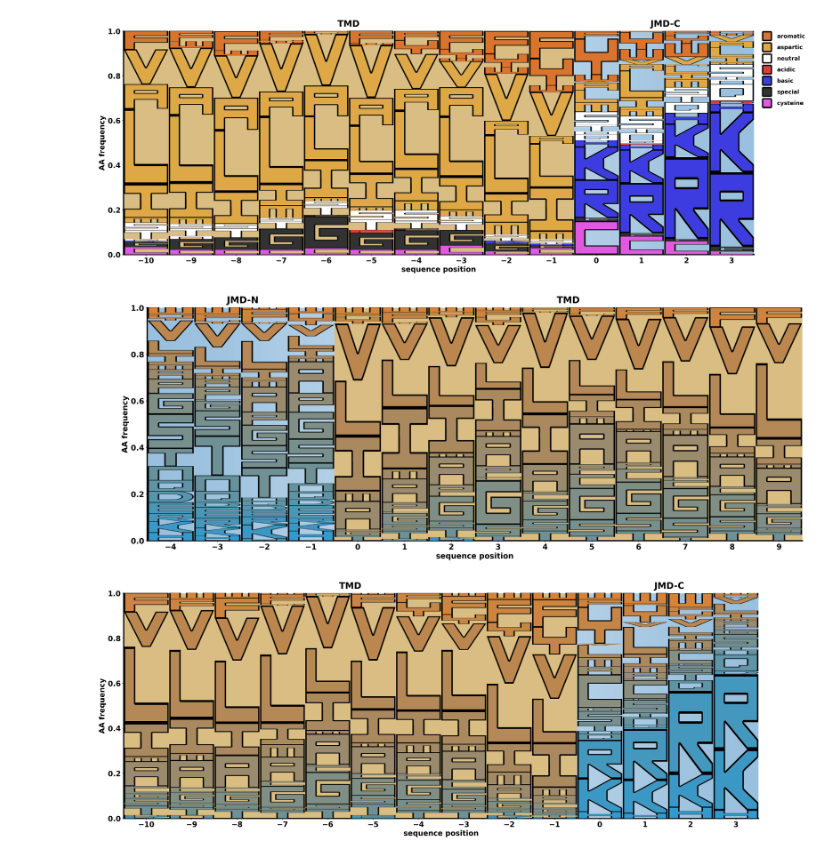
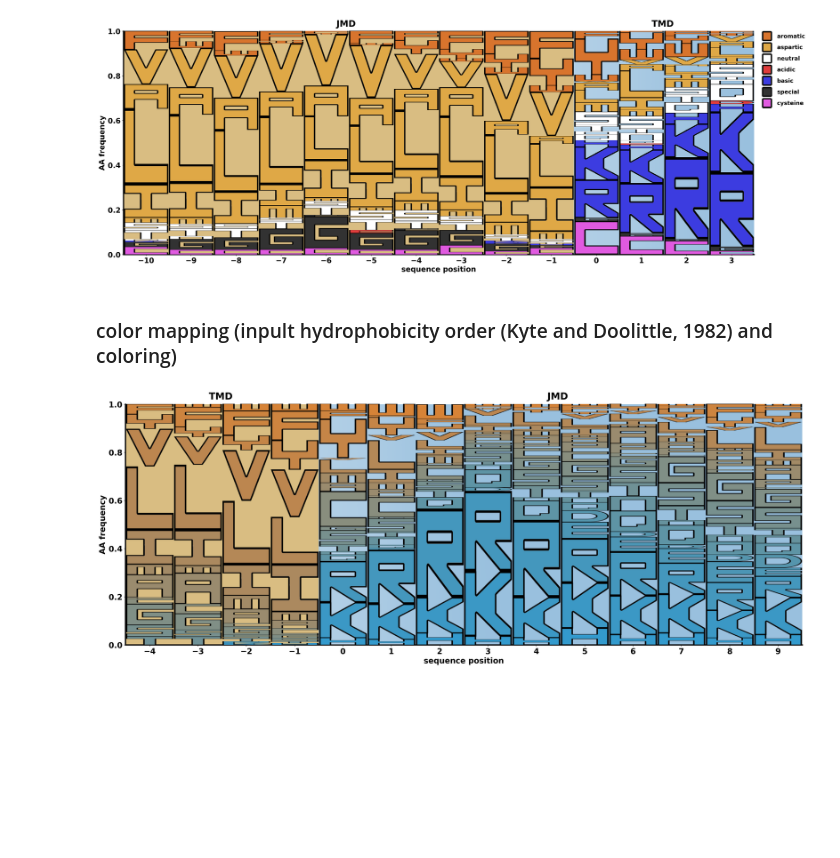
Before and after one commit to Freiherr5/AAlogo, a Jupyter notebook: Example.ipynb, the cells around one changed output. Saved outputs shown, nothing was run; the diff lists cells and outputs as text; code cells hidden in the pictures; blank space fills up the shorter version.

```diff
--- a/Example.ipynb
+++ b/Example.ipynb
@@ -35,16 +35,20 @@ test_data.head(5)
 # %% [markdown]
 ### with config file
 # %%
-df_columns = ["sequence", "start_pos_TMD", "stop_pos_TMD"]
+list_position_columns = [{"pos_seq" : "start_pos_TMD", "is_start_pos" : True, "lr" : 10, "ll" : 4, "list_title_sides" : ["JMD", "TMD"]},
+                         {"pos_seq" : "stop_pos_TMD", "is_start_pos" : False, "ll" : 10, "lr" : 4, "list_title_sides" : ["JMD", "TMD"]}]
 
-# initialization
-# set_legend, list_columns
-Example_AAlogo = AALogorizer.AALogoGenerator(set_legend=True, list_columns=df_columns)
+for dict_pos in list_position_columns:
+    df_columns = ["sequence", dict_pos["pos_seq"]]
 
-# Plot generation command
-# make_logo(df, name, length_tmd, length_jmd, aa_config_section_name, font_type="classic_AA_fonts")
-Example_AAlogo.make_logo(df=test_data, name="Substrates_TMHMM", length_tmd=10, length_jmd=4,
-                         aa_config_section_name="OG_AA_config", font_type="bold_AA_fonts")
+    # initialization
+    # set_legend, list_columns
+    Example_AAlogo = AALogorizer.AALogoGenerator(set_legend=True, list_columns=df_columns, start_pos = dict_pos["is_start_pos"])
+
+    # Plot generation command
+    # make_logo(df, name, length_tmd, length_jmd, aa_config_section_name, font_type="classic_AA_fonts")
+    Example_AAlogo.make_logo(df=test_data, name="Substrates_TMHMM", length_right=dict_pos["lr"], length_left=dict_pos["ll"],
+                             aa_config_section_name="OG_AA_config", font_type="bold_AA_fonts", list_title_sides = dict_pos["list_title_sides"])
 # %% [output]
 [figure]
 [figure]
@@ -53,12 +55,13 @@ Example_AAlogo.make_logo(df=test_data, name="Substrates_TMHMM", length_tmd=10, l
+# %% [markdown]
+### color mapping (inpult hydrophobicity order (Kyte and Doolittle, 1982) and coloring)
 # %%
 # initialization
 # set_legend, list_columns
-Example2_AAlogo = AALogorizer.AALogoGenerator(set_legend=False, list_columns=df_columns)  # legend automatically set False
+Example2_AAlogo = AALogorizer.AALogoGenerator(set_legend=False, list_columns=df_columns, start_pos = False)  # legend automatically set False
 
 # Plot generation command
 # make_logo(df, name, length_tmd, length_jmd, aa_config_section_name, font_type="classic_AA_fonts")
-Example2_AAlogo.make_logo(df=test_data, name="Substrates_TMHMM", length_tmd=10, length_jmd=4,
-                          font_type="bold_AA_fonts", config_set = False)
+Example2_AAlogo.make_logo(df=test_data, name="Substrates_TMHMM", length_right=10, length_left=4,
+                          font_type="bold_AA_fonts", config_set = False, list_title_sides = ["TMD", "JMD"])
 # %% [output]
-[figure, old version]
+[figure, new version]
-[figure, removed]
```
Also changed, not shown: parts of 6 cells of this notebook, 5 other files.
